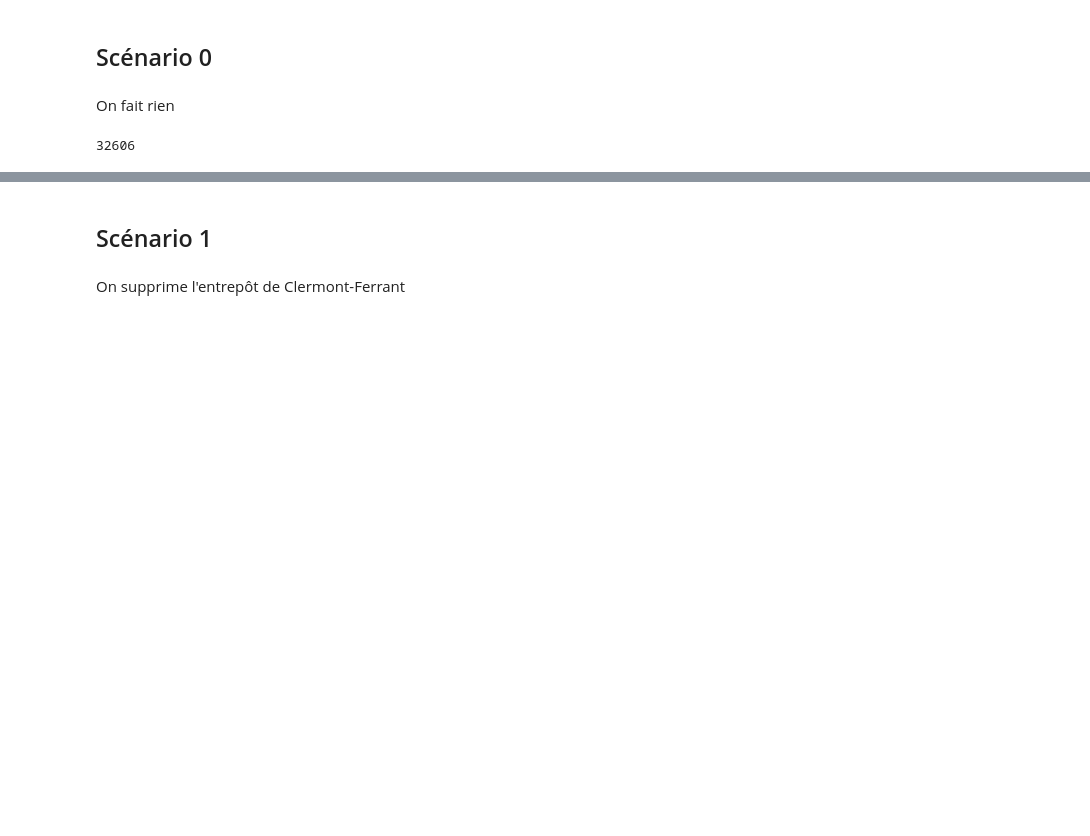
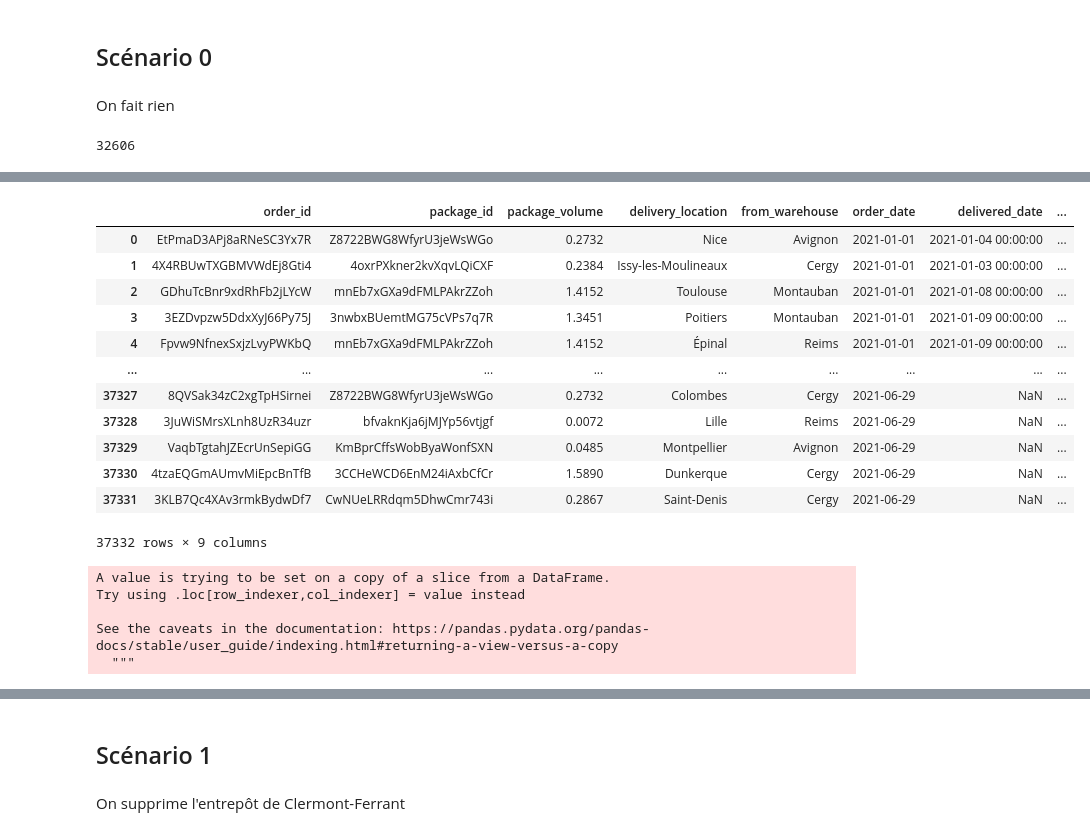
Before and after one commit to Pauline-25/Ekimetrics-Groupe-12, a Jupyter notebook: Notebooks/2_Déplacement_warehouse.ipynb, the cells around one changed output, grey strips where cells are left out. Saved outputs shown, nothing was run; the diff lists cells and outputs as text; code cells hidden in the pictures; blank space fills up the shorter version.

```diff
--- a/Notebooks/2_Déplacement_warehouse.ipynb
+++ b/Notebooks/2_Déplacement_warehouse.ipynb
@@ -122,2 +57,0 @@ ValueError: Input contains NaN, infinity or a value too large for dtype('float64
-# %%
-df_orders.set_index(['order_date']).groupby('from_warehouse').sum() / (365/2)
@@ -158,0 +83,17 @@ int(df_routes_optimized_0_small.total_distance_f.sum()* CO2_per_km)
+# %%
+liste_warehouses_0 = ['Cergy','Reims','Avignon','Montauban','Clermont-Ferrand']
+df_orders
+# %% [output]
+|  | order_id | package_id | package_volume | delivery_location | from_warehouse | order_date | delivered_date | ... |
+| 0 | EtPmaD3APj8aRNeSC3Yx7R | Z8722BWG8WfyrU3jeWsWGo | 0.2732 | Nice | Avignon | 2021-01-01 | 2021-01-04 00:00:00 | ... |
+| 1 | 4X4RBUwTXGBMVWdEj8Gti4 | 4oxrPXkner2kvXqvLQiCXF | 0.2384 | Issy-les-Moulineaux | Cergy | 2021-01-01 | 2021-01-03 00:00:00 | ... |
+| 2 | GDhuTcBnr9xdRhFb2jLYcW | mnEb7xGXa9dFMLPAkrZZoh | 1.4152 | Toulouse | Montauban | 2021-01-01 | 2021-01-08 00:00:00 | ... |
+| 3 | 3EZDvpzw5DdxXyJ66Py75J | 3nwbxBUemtMG75cVPs7q7R | 1.3451 | Poitiers | Montauban | 2021-01-01 | 2021-01-09 00:00:00 | ... |
+| 4 | Fpvw9NfnexSxjzLvyPWKbQ | mnEb7xGXa9dFMLPAkrZZoh | 1.4152 | Épinal | Reims | 2021-01-01 | 2021-01-09 00:00:00 | ... |
+| ... | ... | ... | ... | ... | ... | ... | ... | ... |
+| 37327 | 8QVSak34zC2xgTpHSirnei | Z8722BWG8WfyrU3jeWsWGo | 0.2732 | Colombes | Cergy | 2021-06-29 | NaN | ... |
+| 37328 | 3JuWiSMrsXLnh8UzR34uzr | bfvaknKja6jMJYp56vtjgf | 0.0072 | Lille | Reims | 2021-06-29 | NaN | ... |
+| 37329 | VaqbTgtahJZEcrUnSepiGG | KmBprCffsWobByaWonfSXN | 0.0485 | Montpellier | Avignon | 2021-06-29 | NaN | ... |
+| 37330 | 4tzaEQGmAUmvMiEpcBnTfB | 3CCHeWCD6EnM24iAxbCfCr | 1.5890 | Dunkerque | Cergy | 2021-06-29 | NaN | ... |
+| 37331 | 3KLB7Qc4XAv3rmkBydwDf7 | CwNUeLRRdqm5DhwCmr743i | 0.2867 | Saint-Denis | Cergy | 2021-06-29 | NaN | ... |
+37332 rows × 9 columns
@@ -158,0 +102,12 @@ int(df_routes_optimized_0_small.total_distance_f.sum()* CO2_per_km)
+# %%
+df_cities_0["warehouse"] = df_cities_0.city.apply(lambda row : processing.find_closest_warehouse(row,liste_warehouses_0))
+df_cities_0["index_warehouse"] = df_cities_0.city.apply(lambda row : processing.find_closest_warehouse(row,liste_warehouses_0,return_index=True))
+df_warehouses_0 = df_cities[df_cities.city.isin(liste_warehouses_0)]
+df_warehouses_0.index = np.arange(0,len(df_warehouses_0))
+df_warehouses_0['index_warehouse'] = df_warehouses_0.index.copy()
+# %% [output]
+A value is trying to be set on a copy of a slice from a DataFrame.
+Try using .loc[row_indexer,col_indexer] = value instead
+
+See the caveats in the documentation: https://pandas.pydata.org/pandas-docs/stable/user_guide/indexing.html#returning-a-view-versus-a-copy
+  """
```
Also changed, not shown: parts of 27 cells of this notebook, 18 other files.
